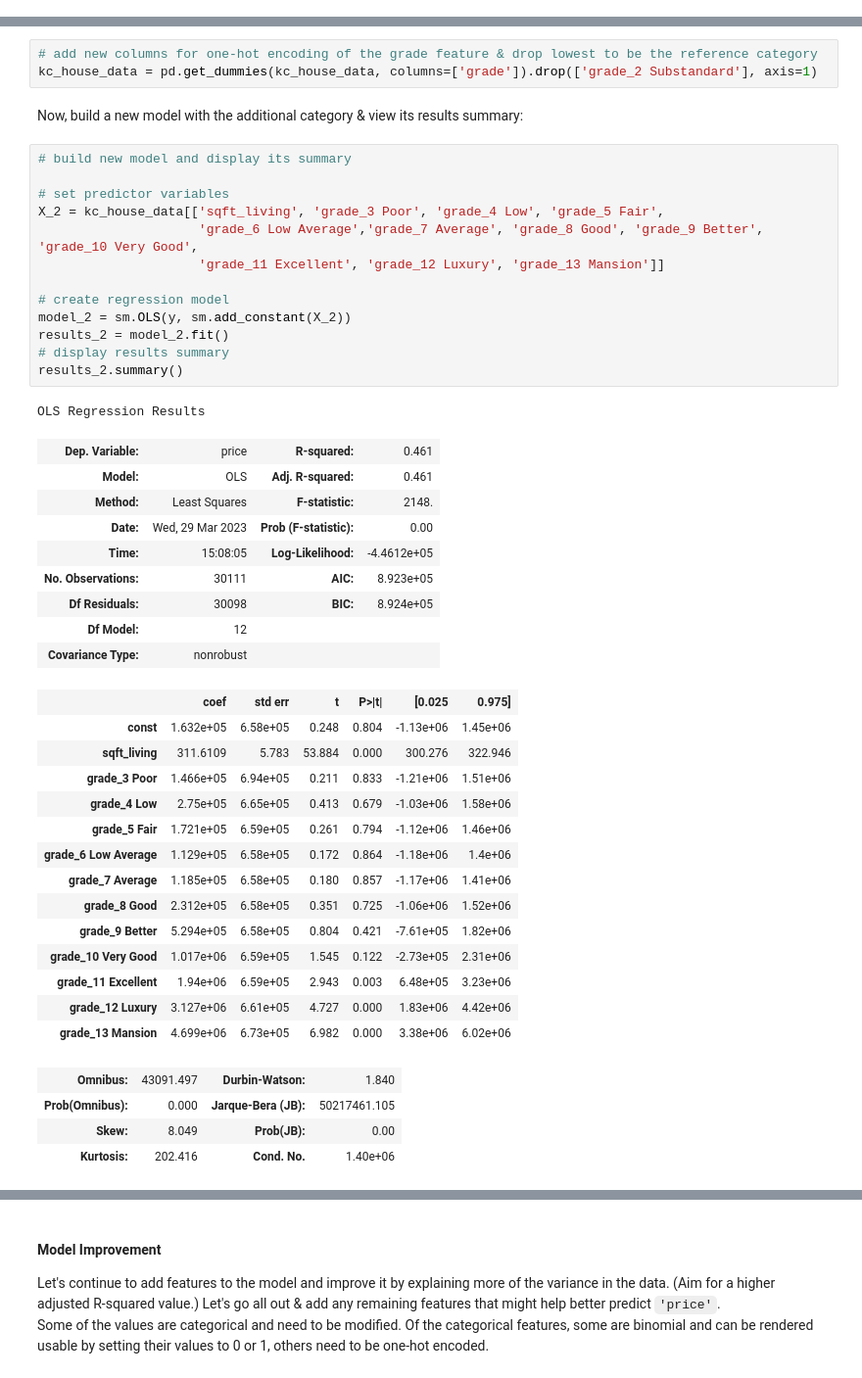
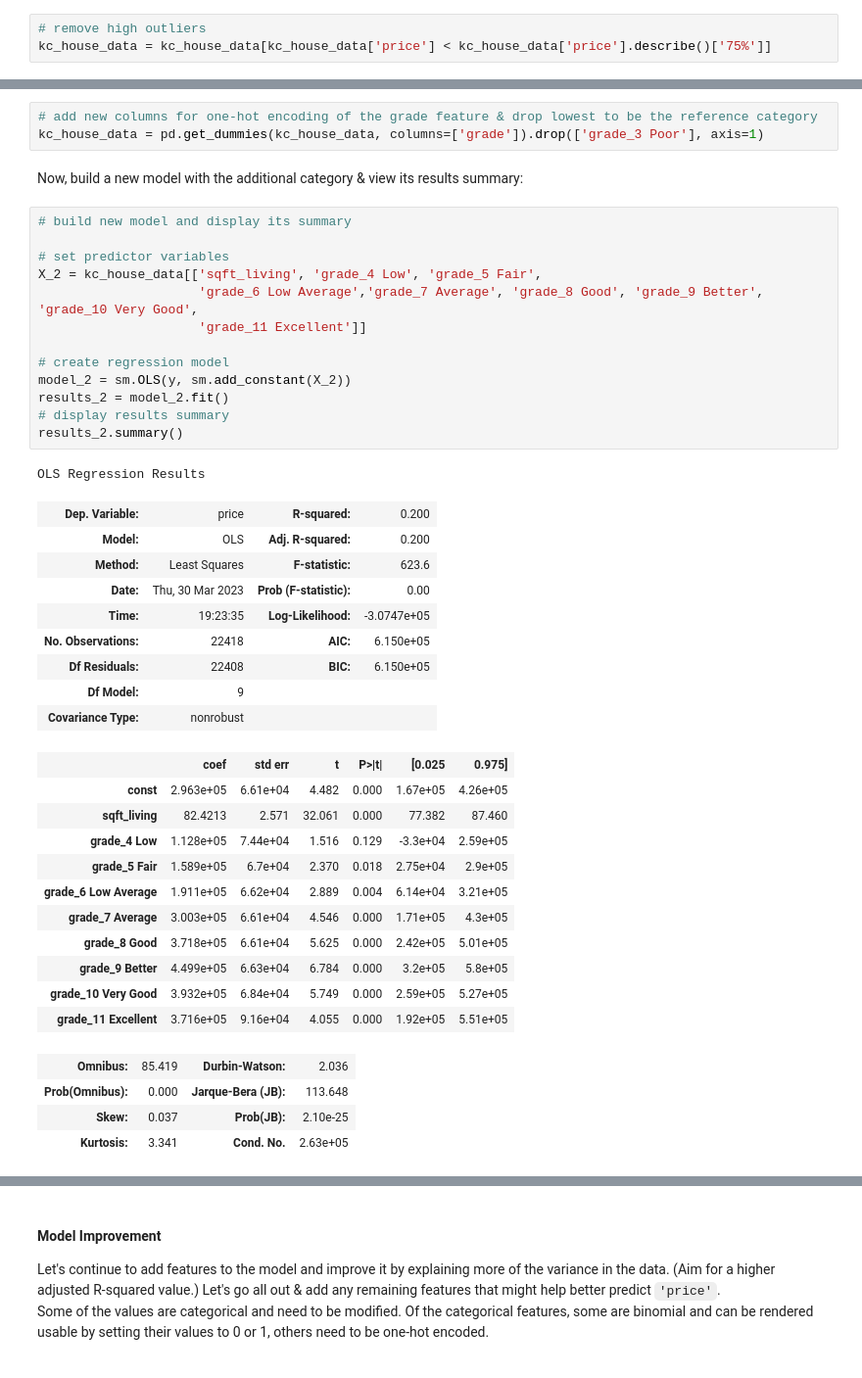
Before and after one commit to terminalcoder/Home-Features-Analysis, a Jupyter notebook: student.ipynb, the cells around one changed output, grey strips where cells are left out. Shown at 98% size. Saved outputs shown, nothing was run; the diff lists cells and outputs as text.

```diff
--- a/student.ipynb
+++ b/student.ipynb
@@ -66,3 +73,6 @@ kc_house_data.drop(col_to_ignore, axis=1, inplace=True)
+# %%
+# remove high outliers
+kc_house_data = kc_house_data[kc_house_data['price'] < kc_house_data['price'].describe()['75%']]
 # %% [markdown]
 To get familiar with everything going here, let's view some descriptive information about the properties described in this dataset:
 # %%
@@ -176,50 +195,47 @@ Now, let's add this feature to the linear regression model. To do so, this colum
 >The lowest grade, grade_2 Substandard, will be the reference category.
 # %%
 # add new columns for one-hot encoding of the grade feature & drop lowest to be the reference category
-kc_house_data = pd.get_dummies(kc_house_data, columns=['grade']).drop(['grade_2 Substandard'], axis=1)
+kc_house_data = pd.get_dummies(kc_house_data, columns=['grade']).drop(['grade_3 Poor'], axis=1)
 # %% [markdown]
 Now, build a new model with the additional category & view its results summary:
 # %%
 # build new model and display its summary
 
 # set predictor variables
-X_2 = kc_house_data[['sqft_living', 'grade_3 Poor', 'grade_4 Low', 'grade_5 Fair',
+X_2 = kc_house_data[['sqft_living', 'grade_4 Low', 'grade_5 Fair',
                      'grade_6 Low Average','grade_7 Average', 'grade_8 Good', 'grade_9 Better', 'grade_10 Very Good',
-                     'grade_11 Excellent', 'grade_12 Luxury', 'grade_13 Mansion']]
+                     'grade_11 Excellent']]
 
 # create regression model
 model_2 = sm.OLS(y, sm.add_constant(X_2))
 results_2 = model_2.fit()
 # display results summary
 results_2.summary()
 # %% [output]
 OLS Regression Results
-| Dep. Variable: | price | R-squared: | 0.461 |
-| Model: | OLS | Adj. R-squared: | 0.461 |
-| Method: | Least Squares | F-statistic: | 2148. |
-| Date: | Wed, 29 Mar 2023 | Prob (F-statistic): | 0.00 |
-| Time: | 15:08:05 | Log-Likelihood: | -4.4612e+05 |
-| No. Observations: | 30111 | AIC: | 8.923e+05 |
-| Df Residuals: | 30098 | BIC: | 8.924e+05 |
-| Df Model: | 12 |  |  |
+| Dep. Variable: | price | R-squared: | 0.200 |
+| Model: | OLS | Adj. R-squared: | 0.200 |
+| Method: | Least Squares | F-statistic: | 623.6 |
+| Date: | Thu, 30 Mar 2023 | Prob (F-statistic): | 0.00 |
+| Time: | 19:23:35 | Log-Likelihood: | -3.0747e+05 |
+| No. Observations: | 22418 | AIC: | 6.150e+05 |
+| Df Residuals: | 22408 | BIC: | 6.150e+05 |
+| Df Model: | 9 |  |  |
 | Covariance Type: | nonrobust |  |  |
 |  | coef | std err | t | P>|t| | [0.025 | 0.975] |
-| const | 1.632e+05 | 6.58e+05 | 0.248 | 0.804 | -1.13e+06 | 1.45e+06 |
-| sqft_living | 311.6109 | 5.783 | 53.884 | 0.000 | 300.276 | 322.946 |
-| grade_3 Poor | 1.466e+05 | 6.94e+05 | 0.211 | 0.833 | -1.21e+06 | 1.51e+06 |
-| grade_4 Low | 2.75e+05 | 6.65e+05 | 0.413 | 0.679 | -1.03e+06 | 1.58e+06 |
-| grade_5 Fair | 1.721e+05 | 6.59e+05 | 0.261 | 0.794 | -1.12e+06 | 1.46e+06 |
-| grade_6 Low Average | 1.129e+05 | 6.58e+05 | 0.172 | 0.864 | -1.18e+06 | 1.4e+06 |
-| grade_7 Average | 1.185e+05 | 6.58e+05 | 0.180 | 0.857 | -1.17e+06 | 1.41e+06 |
-| grade_8 Good | 2.312e+05 | 6.58e+05 | 0.351 | 0.725 | -1.06e+06 | 1.52e+06 |
-| grade_9 Better | 5.294e+05 | 6.58e+05 | 0.804 | 0.421 | -7.61e+05 | 1.82e+06 |
-| grade_10 Very Good | 1.017e+06 | 6.59e+05 | 1.545 | 0.122 | -2.73e+05 | 2.31e+06 |
-| grade_11 Excellent | 1.94e+06 | 6.59e+05 | 2.943 | 0.003 | 6.48e+05 | 3.23e+06 |
-| grade_12 Luxury | 3.127e+06 | 6.61e+05 | 4.727 | 0.000 | 1.83e+06 | 4.42e+06 |
-| grade_13 Mansion | 4.699e+06 | 6.73e+05 | 6.982 | 0.000 | 3.38e+06 | 6.02e+06 |
+| const | 2.963e+05 | 6.61e+04 | 4.482 | 0.000 | 1.67e+05 | 4.26e+05 |
+| sqft_living | 82.4213 | 2.571 | 32.061 | 0.000 | 77.382 | 87.460 |
+| grade_4 Low | 1.128e+05 | 7.44e+04 | 1.516 | 0.129 | -3.3e+04 | 2.59e+05 |
+| grade_5 Fair | 1.589e+05 | 6.7e+04 | 2.370 | 0.018 | 2.75e+04 | 2.9e+05 |
+| grade_6 Low Average | 1.911e+05 | 6.62e+04 | 2.889 | 0.004 | 6.14e+04 | 3.21e+05 |
+| grade_7 Average | 3.003e+05 | 6.61e+04 | 4.546 | 0.000 | 1.71e+05 | 4.3e+05 |
+| grade_8 Good | 3.718e+05 | 6.61e+04 | 5.625 | 0.000 | 2.42e+05 | 5.01e+05 |
+| grade_9 Better | 4.499e+05 | 6.63e+04 | 6.784 | 0.000 | 3.2e+05 | 5.8e+05 |
+| grade_10 Very Good | 3.932e+05 | 6.84e+04 | 5.749 | 0.000 | 2.59e+05 | 5.27e+05 |
+| grade_11 Excellent | 3.716e+05 | 9.16e+04 | 4.055 | 0.000 | 1.92e+05 | 5.51e+05 |
-| Omnibus: | 43091.497 | Durbin-Watson: | 1.840 |
-| Prob(Omnibus): | 0.000 | Jarque-Bera (JB): | 50217461.105 |
-| Skew: | 8.049 | Prob(JB): | 0.00 |
-| Kurtosis: | 202.416 | Cond. No. | 1.40e+06 |
+| Omnibus: | 85.419 | Durbin-Watson: | 2.036 |
+| Prob(Omnibus): | 0.000 | Jarque-Bera (JB): | 113.648 |
+| Skew: | 0.037 | Prob(JB): | 2.10e-25 |
+| Kurtosis: | 3.341 | Cond. No. | 2.63e+05 |
 Notes:
 [1] Standard Errors assume that the covariance matrix of the errors is correctly specified.
```
Also changed, not shown: parts of 31 cells of this notebook.
